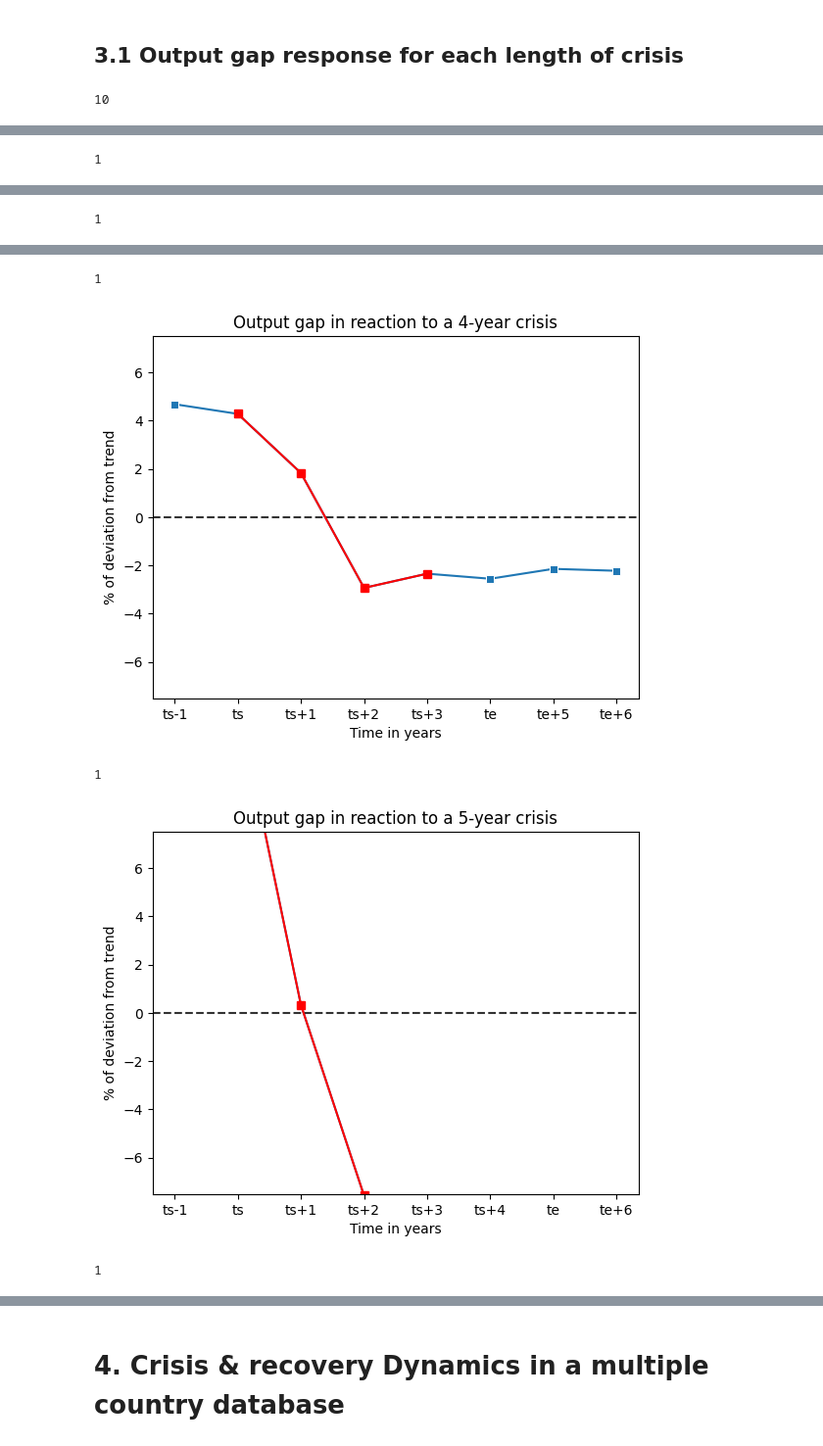
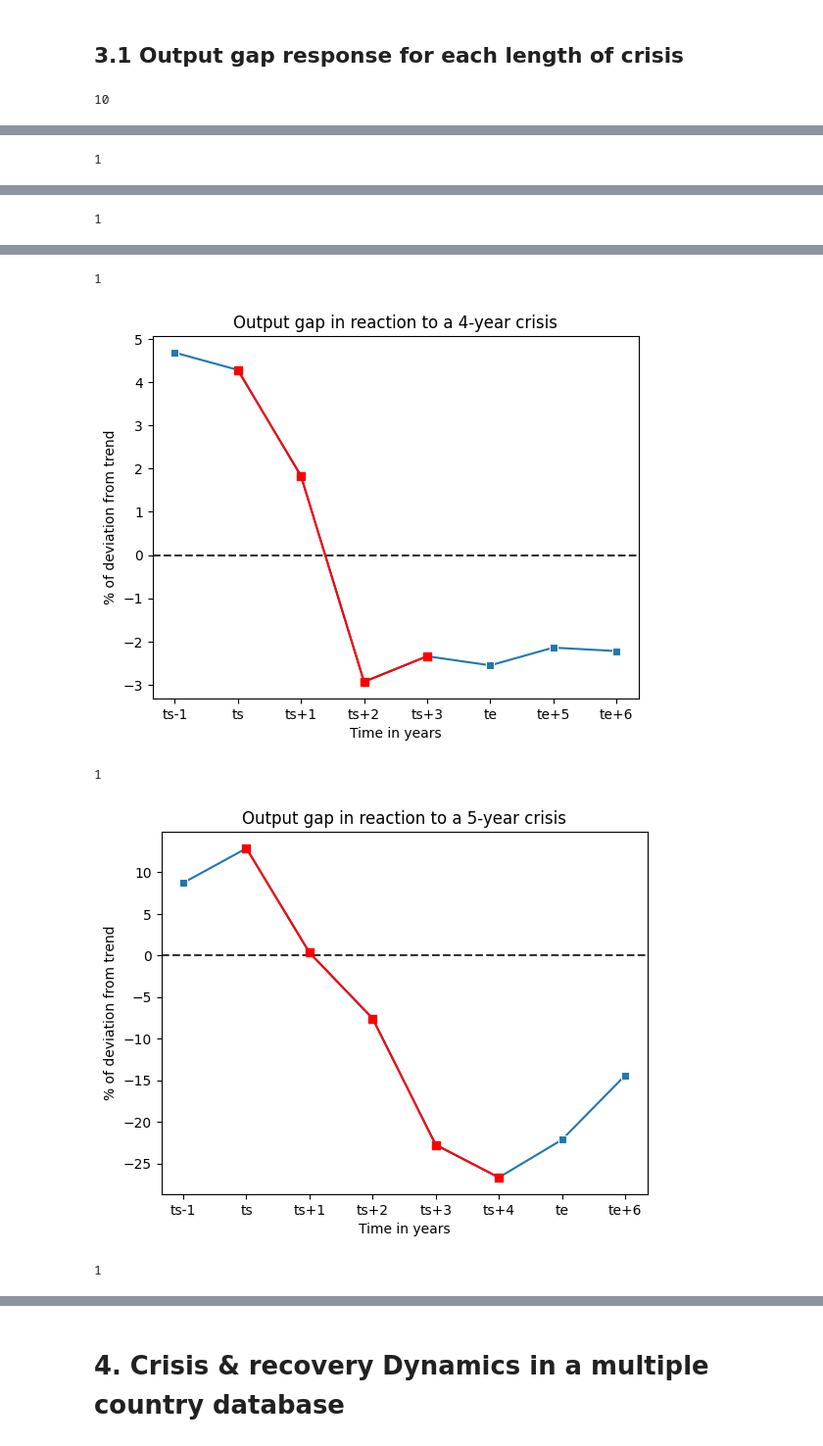
Before and after one commit to blengereau/Depression-and-recovery, a Jupyter notebook: code/mult_countries_research.ipynb, the cells around one changed output, grey strips where cells are left out. Shown at 98% size. Saved outputs shown, nothing was run; the diff lists cells and outputs as text; code cells hidden in the pictures.

```diff
--- a/code/mult_countries_research.ipynb
+++ b/code/mult_countries_research.ipynb
@@ -395,7 +395,7 @@ for i in len_freq.Length:
 
     plt.xlabel('Time in years')
     plt.ylabel('Annual inflation rate')
-    # plt.ylim(-7.5,7.5)
+    plt.ylim(-10, 10)
 
     plt.show()
 # %% [output]
@@ -598,7 +598,7 @@ for i in len_freq.Length:
 
     plt.xlabel('Time in years')
     plt.ylabel('% of deviation from trend')
-    plt.ylim(-7.5,7.5)
+    # plt.ylim(-7.5,7.5)
 
     plt.show()
 # %% [output]
@@ -611,5 +611,5 @@ for i in len_freq.Length:
 1
-[figure, old version]
+[figure, new version]
 1
-[figure, old version]
+[figure, new version]
 1
```
Also changed, not shown: parts of 5 cells of this notebook.
